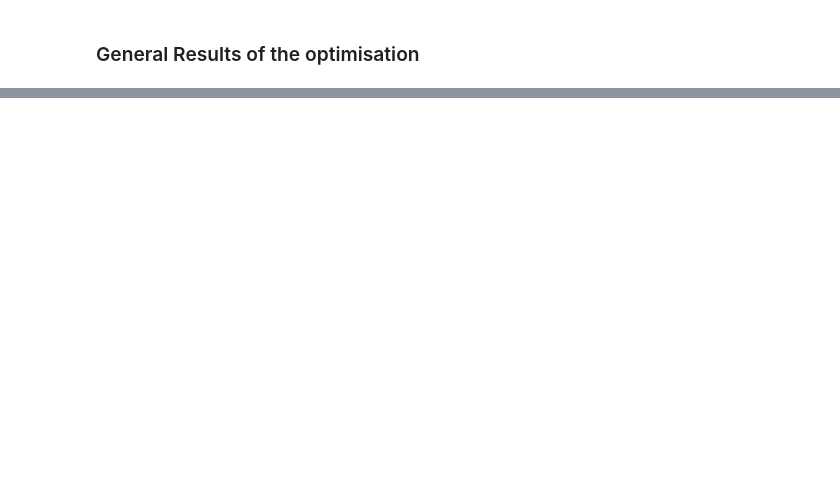
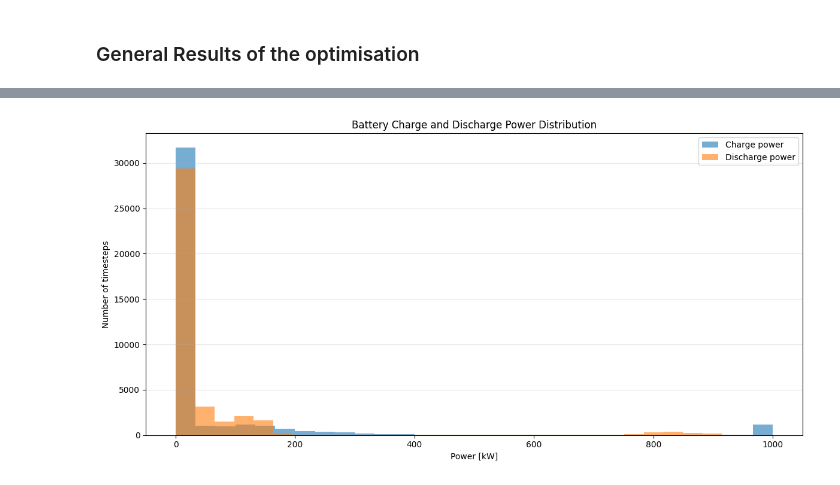
Before and after one commit to diegomalsiner1/CS1-Swiss-Post, a Jupyter notebook: results_sheet.ipynb, the cells around one changed output, grey strips where cells are left out. Drawn from its saved outputs; the diff is of its cells as text; code cells hidden in the pictures; blank space fills up the shorter version.

```diff
--- a/results_sheet.ipynb
+++ b/results_sheet.ipynb
@@ -29,0 +227,16 @@ display(kpi_df.style.format({"Value": "{:,.2f}"}))
+# %%
+if {"battery_charge_power", "battery_discharge_power"}.issubset(df.columns):
+    fig, ax = plt.subplots(figsize=(12, 6))
+    ax.hist(df["battery_charge_power"], bins=30, alpha=0.6, label="Charge power", color="tab:blue")
+    ax.hist(df["battery_discharge_power"], bins=30, alpha=0.6, label="Discharge power", color="tab:orange")
+    ax.set_xlabel("Power [kW]")
+    ax.set_ylabel("Number of timesteps")
+    ax.set_title("Battery Charge and Discharge Power Distribution")
+    ax.legend()
+    ax.grid(axis="y", alpha=0.3)
+    plt.tight_layout()
+    plt.show()
+else:
+    display(Markdown("_Run the model again to generate charge/discharge power distributions for this section._"))
+# %% [output]
+[figure, added]
```
Also changed, not shown: parts of 11 cells of this notebook, 4 other files.
